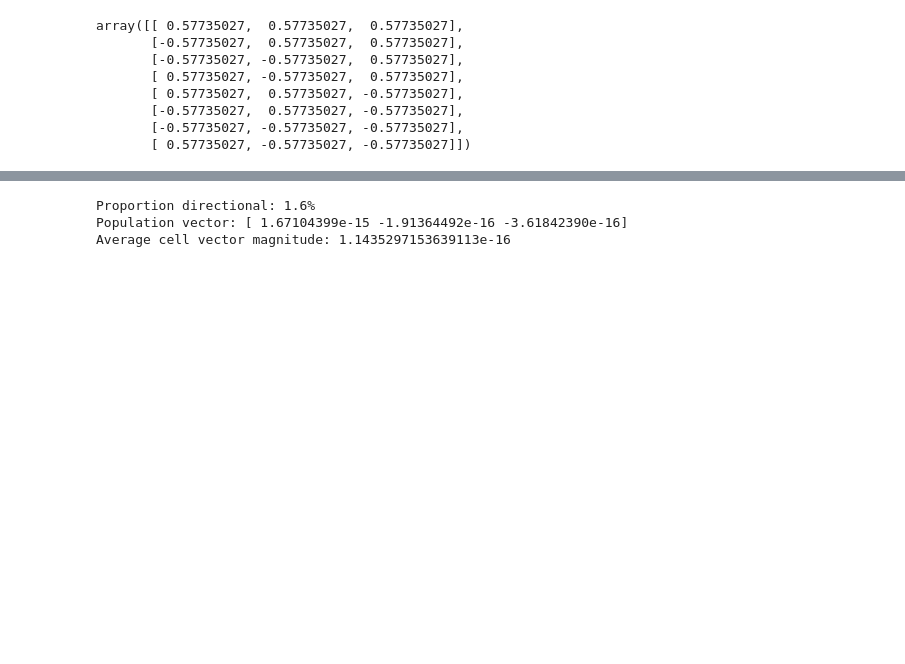
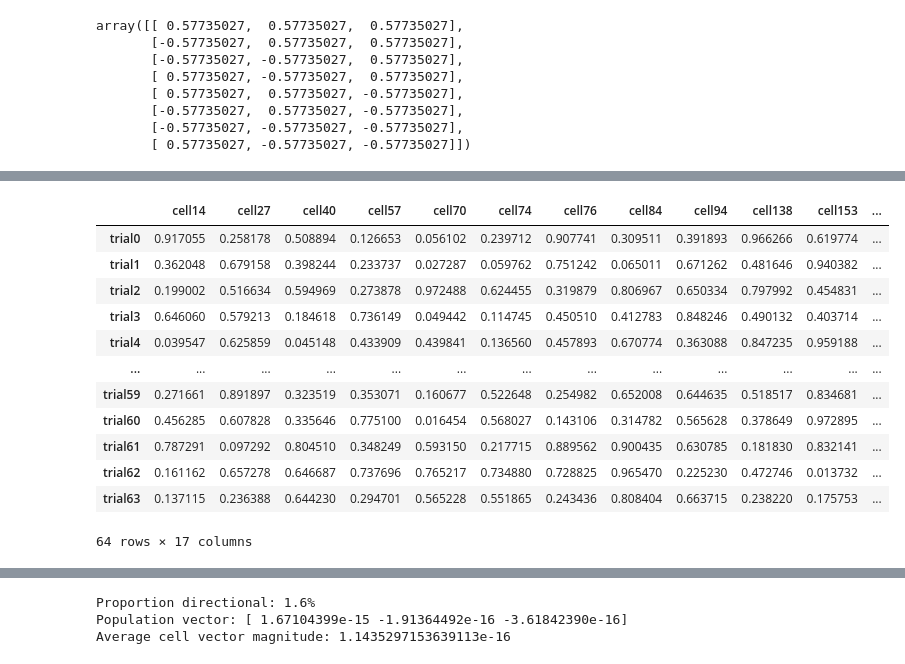
Before and after one commit to marek1n/georgopoulos1986, a Jupyter notebook: georgopoulos1986.ipynb, the cells around one changed output, grey strips where cells are left out. Drawn from its saved outputs; the diff is of its cells as text; code cells hidden in the pictures; blank space fills up the shorter version.

```diff
--- a/georgopoulos1986.ipynb
+++ b/georgopoulos1986.ipynb
@@ -55,0 +85,32 @@ for i in range(len(Ms)):
+# %%
+# ANOVA to test for if cells respond differently to different directions
+
+pvals = []
+
+for cell in exp_df.columns[:-1]:
+    formula = f'{cell} ~ C(direction)'
+    lm = sm.formula.ols(formula, data=exp_df).fit()
+    table = sm.stats.anova_lm(lm)
+
+    pvals.append(table['PR(>F)'][0])
+
+
+idxs_directional = [i for i, p in enumerate(pvals) if p < 0.05]
+assert idxs_directional
+# %%
+directional_df = exp_df.iloc[:, [*idxs_directional, -1]]
+directional_df
+# %% [output]
+|  | cell14 | cell27 | cell40 | cell57 | cell70 | cell74 | cell76 | cell84 | cell94 | cell138 | cell153 | ... |
+| trial0 | 0.917055 | 0.258178 | 0.508894 | 0.126653 | 0.056102 | 0.239712 | 0.907741 | 0.309511 | 0.391893 | 0.966266 | 0.619774 | ... |
+| trial1 | 0.362048 | 0.679158 | 0.398244 | 0.233737 | 0.027287 | 0.059762 | 0.751242 | 0.065011 | 0.671262 | 0.481646 | 0.940382 | ... |
+| trial2 | 0.199002 | 0.516634 | 0.594969 | 0.273878 | 0.972488 | 0.624455 | 0.319879 | 0.806967 | 0.650334 | 0.797992 | 0.454831 | ... |
+| trial3 | 0.646060 | 0.579213 | 0.184618 | 0.736149 | 0.049442 | 0.114745 | 0.450510 | 0.412783 | 0.848246 | 0.490132 | 0.403714 | ... |
+| trial4 | 0.039547 | 0.625859 | 0.045148 | 0.433909 | 0.439841 | 0.136560 | 0.457893 | 0.670774 | 0.363088 | 0.847235 | 0.959188 | ... |
+| ... | ... | ... | ... | ... | ... | ... | ... | ... | ... | ... | ... | ... |
+| trial59 | 0.271661 | 0.891897 | 0.323519 | 0.353071 | 0.160677 | 0.522648 | 0.254982 | 0.652008 | 0.644635 | 0.518517 | 0.834681 | ... |
+| trial60 | 0.456285 | 0.607828 | 0.335646 | 0.775100 | 0.016454 | 0.568027 | 0.143106 | 0.314782 | 0.565628 | 0.378649 | 0.972895 | ... |
+| trial61 | 0.787291 | 0.097292 | 0.804510 | 0.348249 | 0.593150 | 0.217715 | 0.889562 | 0.900435 | 0.630785 | 0.181830 | 0.832141 | ... |
+| trial62 | 0.161162 | 0.657278 | 0.646687 | 0.737696 | 0.765217 | 0.734880 | 0.728825 | 0.965470 | 0.225230 | 0.472746 | 0.013732 | ... |
+| trial63 | 0.137115 | 0.236388 | 0.644230 | 0.294701 | 0.565228 | 0.551865 | 0.243436 | 0.808404 | 0.663715 | 0.238220 | 0.175753 | ... |
+64 rows × 17 columns
```
Also changed, not shown: parts of 9 cells of this notebook.
